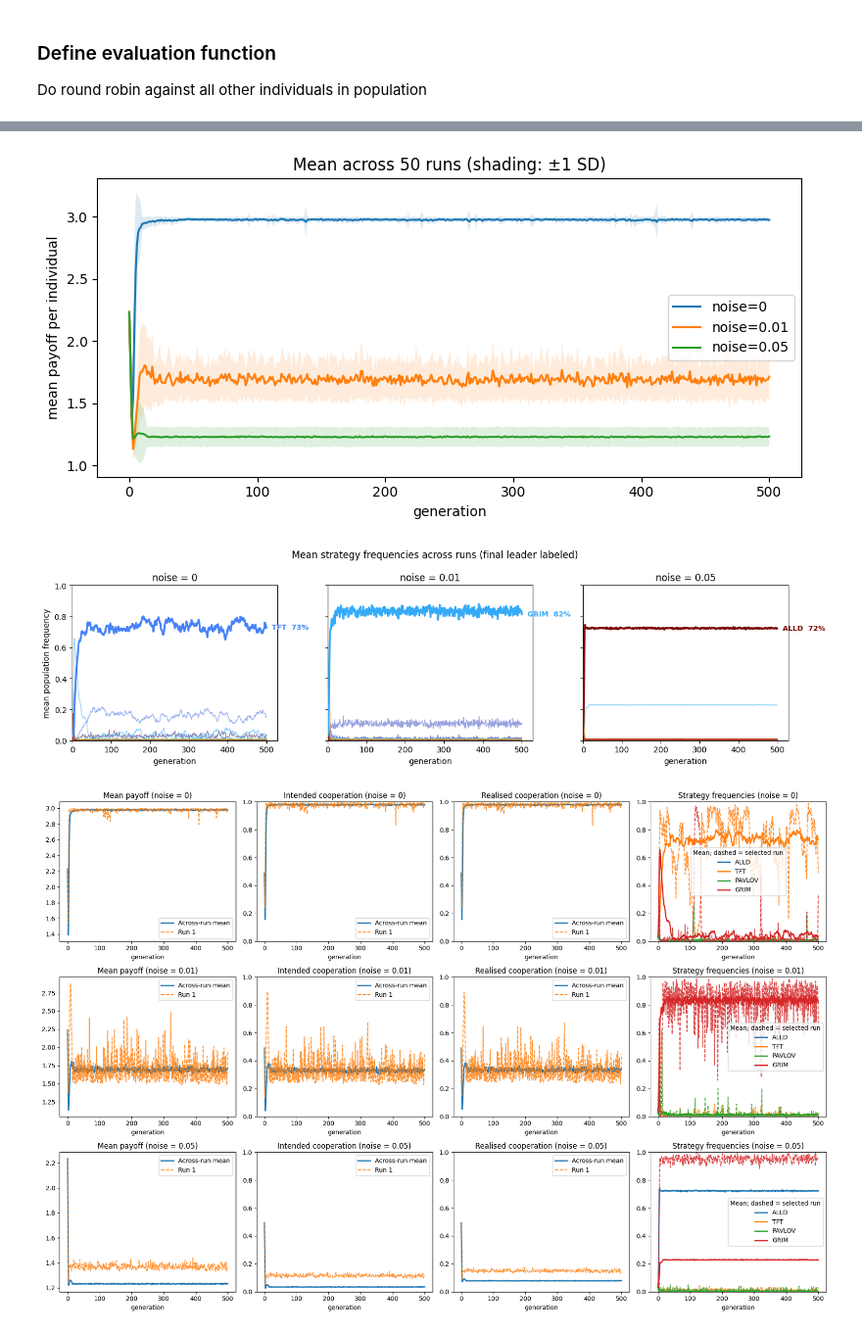
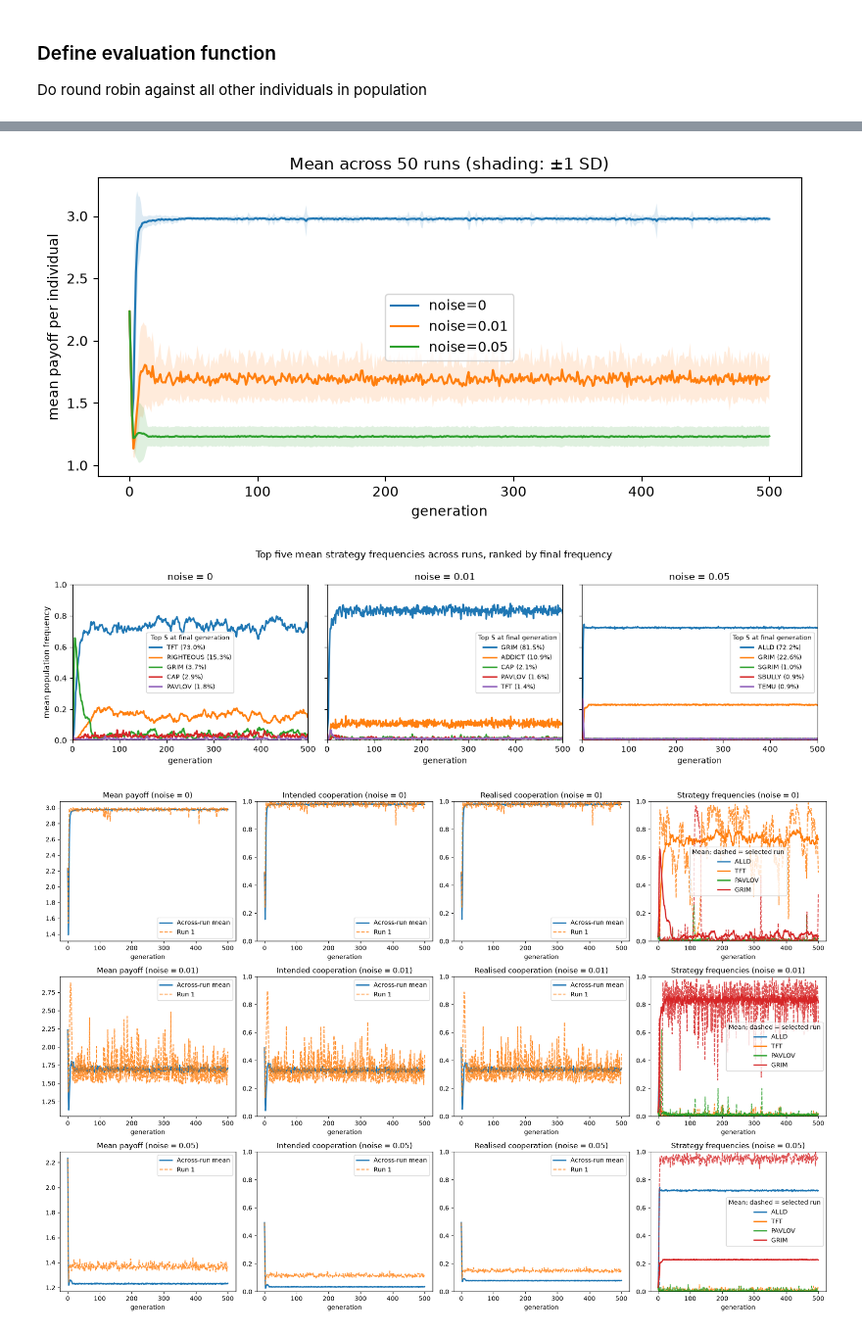
Before and after one commit to lk1ng/Project_Iterated_Prisoners_Dilemma, a Jupyter notebook: prisoners_dilemma.ipynb, the cells around one changed output, grey strips where cells are left out. Shown at 98% size. Saved outputs shown, nothing was run; the diff lists cells and outputs as text; code cells hidden in the pictures.

```diff
--- a/prisoners_dilemma.ipynb
+++ b/prisoners_dilemma.ipynb
@@ -266,42 +407,4 @@ results = {
 # %%
-# Save one row per run and generation, including strategy frequencies and all run parameters.
-OUTPUT_DIR.mkdir(exist_ok=True)
-strategy_columns = ["freq_" + "".join(map(str, strategy)) for strategy in STRATEGIES]
-generation_rows = []
-run_rows = []
-for noise, runs in results.items():
-    for run_idx, run in enumerate(runs):
-        run_rows.append({
-            "noise": noise,
-            "run": run_idx + 1,
-            "evolution_seed": run["seed"],
-            "final_leader": "".join(map(str, run["final_leader"])),
-            "final_leader_frequency": run["final_leader_frequency"],
-        })
-        for generation in range(N_GENERATIONS + 1):
-            row = {
-                "noise": noise,
-                "run": run_idx + 1,
-                "evolution_seed": run["seed"],
-                "generation": generation,
-                "mean_payoff": run["mean_payoff"][generation],
-                "best_payoff": run["best_payoff"][generation],
-                "intended_cooperation": run["intended_cooperation"][generation],
-                "realized_cooperation": run["realized_cooperation"][generation],
-            }
-            row.update(dict(zip(strategy_columns, run["freq"][generation])))
-            generation_rows.append(row)
-
-with (OUTPUT_DIR / "generation_data.csv").open("w", newline="") as f:
-    writer = csv.DictWriter(f, fieldnames=generation_rows[0].keys())
-    writer.writeheader()
-    writer.writerows(generation_rows)
-with (OUTPUT_DIR / "run_metadata.csv").open("w", newline="") as f:
-    writer = csv.DictWriter(f, fieldnames=run_rows[0].keys())
-    writer.writeheader()
-    writer.writerows(run_rows)
-print(f"Saved {len(generation_rows)} generation records and {len(run_rows)} run records to {OUTPUT_DIR}/")
-
 # Plot smoothed mean population payoff across runs; raw values remain in the CSV.
 fig, ax = plt.subplots(figsize=(8, 4))
 for noise, runs in results.items():
@@ -324,47 +427,35 @@ ax.legend()
 fig.tight_layout()
 plt.show()
 
-# Plot mean strategy frequencies; colors are consistent across noise panels.
+# Plot only the five strategies with the highest across-run mean frequency at the final generation.
 fig, axes = plt.subplots(1, len(NOISE_LEVELS), figsize=(14, 4), sharey=True)
-strategy_colors = plt.get_cmap("turbo", len(STRATEGIES))
+strategy_colors = plt.get_cmap("tab10")
 for ax, noise in zip(axes, NOISE_LEVELS):
     freq = np.mean([run["freq"] for run in results[noise]], axis=0)
-    final_leader = int(np.argmax(freq[-1]))
-    for k in range(len(STRATEGIES)):
-        is_leader = k == final_leader
+    top_indices = np.argsort(freq[-1])[-5:][::-1]
+    for rank, k in enumerate(top_indices):
+        strategy = STRATEGIES[k]
+        strategy_name = STRATEGY_NAMES.get(strategy, "".join(map(str, strategy)))
         ax.plot(
             freq[:, k],
-            color=strategy_colors(k),
-            linewidth=2.4 if is_leader else 1.0,
-            alpha=1.0 if is_leader else 0.55,
-            zorder=3 if is_leader else 1,
+            color=strategy_colors(rank),
+            linewidth=2,
+            label=f"{strategy_name} ({freq[-1, k]:.1%})",
         )
-    leader = STRATEGIES[final_leader]
-    leader_name = CLASSICS.get(leader, "".join(map(str, leader)))
-    ax.annotate(
-        f"{leader_name}  {freq[-1, final_leader]:.0%}",
-        xy=(N_GENERATIONS, freq[-1, final_leader]),
-        xytext=(7, 0),
-        textcoords="offset points",
-        color=strategy_colors(final_leader),
-        fontsize=9,
-        fontweight="bold",
-        va="center",
-        clip_on=False,
-    )
     ax.set_title(f"noise = {noise}")
     ax.set_xlabel("generation")
     ax.set_ylim(0, 1)
-    ax.set_xlim(0, N_GENERATIONS + 28)
+    ax.set_xlim(0, N_GENERATIONS)
+    ax.legend(title="Top 5 at final generation", fontsize=8, title_fontsize=8)
 axes[0].set_ylabel("mean population frequency")
-fig.suptitle("Mean strategy frequencies across runs (final leader labeled)")
+fig.suptitle("Top five mean strategy frequencies across runs, ranked by final frequency")
 fig.tight_layout()
 plt.show()
 
 # Compare the mean with one individual run. Change RUN_TO_INSPECT to inspect
 # another zero-based run, or set it to None to show only the means.
 RUN_TO_INSPECT = 0
-main_strategies = {name: BITS_TO_IDS[strategy] for strategy, name in CLASSICS.items()
+main_strategies = {name: BITS_TO_IDS[strategy] for strategy, name in STRATEGY_NAMES.items()
                    if name in ("TFT", "PAVLOV", "ALLD", "GRIM")}
 fig, axes = plt.subplots(len(NOISE_LEVELS), 4, figsize=(18, 4 * len(NOISE_LEVELS)),
                          squeeze=False)
@@ -407,3 +497,3 @@ Saved 75150 generation records and 150 run records to evolution_results/
-[figure, old version]
+[figure, new version]
-[figure, old version]
+[figure, new version]
 [figure]
```
Also changed, not shown: parts of 14 cells of this notebook.
